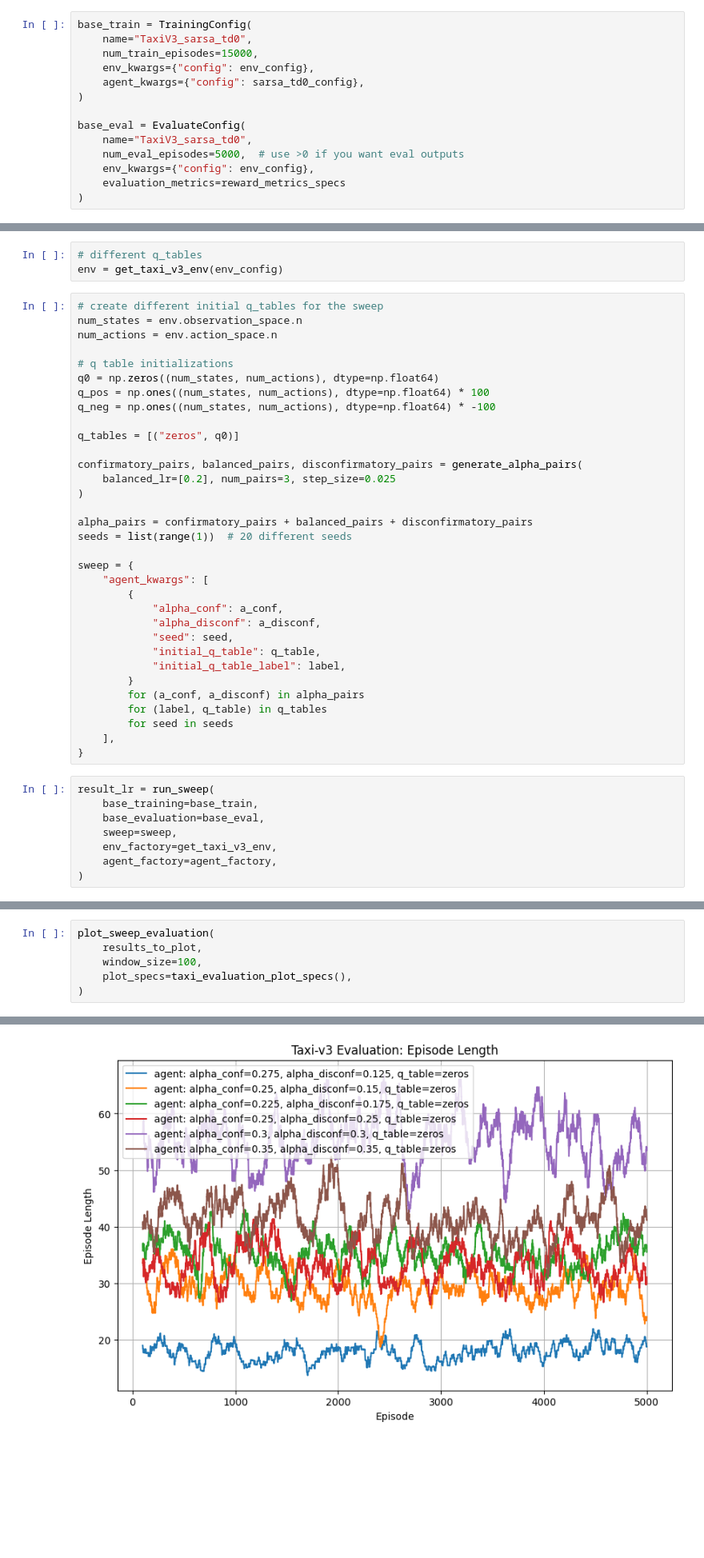
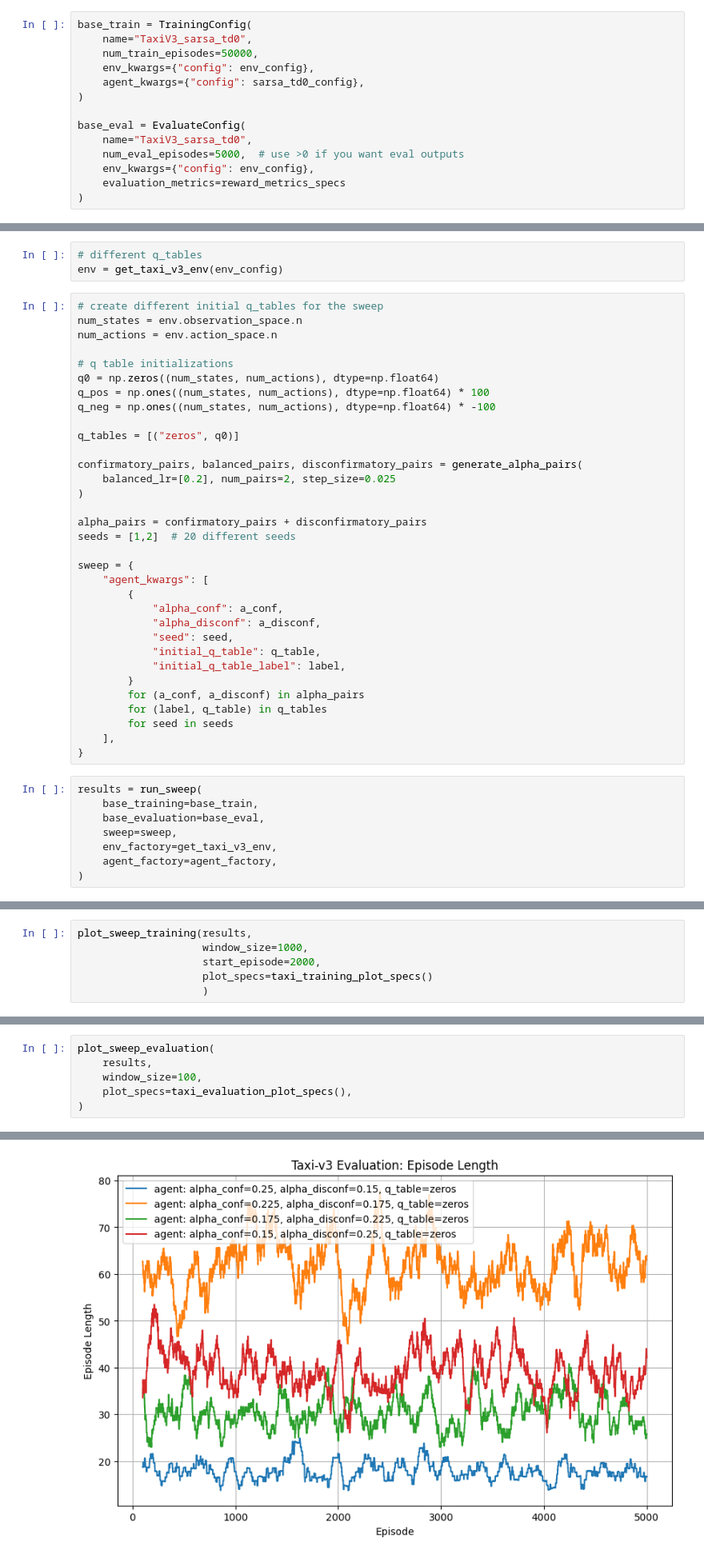
Before and after one commit to kallioaa/frustration_msc, a Jupyter notebook: src/prod_notebooks/assymetric_rl/assymetric_rl_sweep_taxiv3.ipynb, the cells around one changed output, grey strips where cells are left out. Shown at 80% size. Saved outputs shown, nothing was run; the diff lists cells and outputs as text; blank space fills up the shorter version.

Commit message:
assymetric rl sweep update taxi

```diff
--- a/src/prod_notebooks/assymetric_rl/assymetric_rl_sweep_taxiv3.ipynb
+++ b/src/prod_notebooks/assymetric_rl/assymetric_rl_sweep_taxiv3.ipynb
@@ -52,7 +64,7 @@ sarsa_td0_config = SarsaTD0ConfirmationBiasConfig(
 # %%
 base_train = TrainingConfig(
     name="TaxiV3_sarsa_td0",
-    num_train_episodes=15000,
+    num_train_episodes=50000,
     env_kwargs={"config": env_config},
     agent_kwargs={"config": sarsa_td0_config},
 )
@@ -110,11 +122,11 @@ q_neg = np.ones((num_states, num_actions), dtype=np.float64) * -100
 q_tables = [("zeros", q0)]
 
 confirmatory_pairs, balanced_pairs, disconfirmatory_pairs = generate_alpha_pairs(
-    balanced_lr=[0.2], num_pairs=3, step_size=0.025
+    balanced_lr=[0.2], num_pairs=2, step_size=0.025
 )
 
-alpha_pairs = confirmatory_pairs + balanced_pairs + disconfirmatory_pairs
-seeds = list(range(1))  # 20 different seeds
+alpha_pairs = confirmatory_pairs + disconfirmatory_pairs
+seeds = [1,2]  # 20 different seeds
 
 sweep = {
     "agent_kwargs": [
@@ -131,7 +143,7 @@ sweep = {
     ],
 }
 # %%
-result_lr = run_sweep(
+results = run_sweep(
     base_training=base_train,
     base_evaluation=base_eval,
     sweep=sweep,
@@ -240,0 +194,6 @@ plot_sweep_training(
+# %%
+plot_sweep_training(results,
+                    window_size=1000,
+                    start_episode=2000,
+                    plot_specs=taxi_training_plot_specs()
+                    )
@@ -241,6 +214,6 @@ plot_sweep_training(
 # %%
 plot_sweep_evaluation(
-    results_to_plot,
+    results,
     window_size=100,
     plot_specs=taxi_evaluation_plot_specs(),
 )
@@ -249 +222 @@ plot_sweep_evaluation(
-[figure, old version]
+[figure, new version]
```
Also changed, not shown: parts of 18 cells of this notebook.
